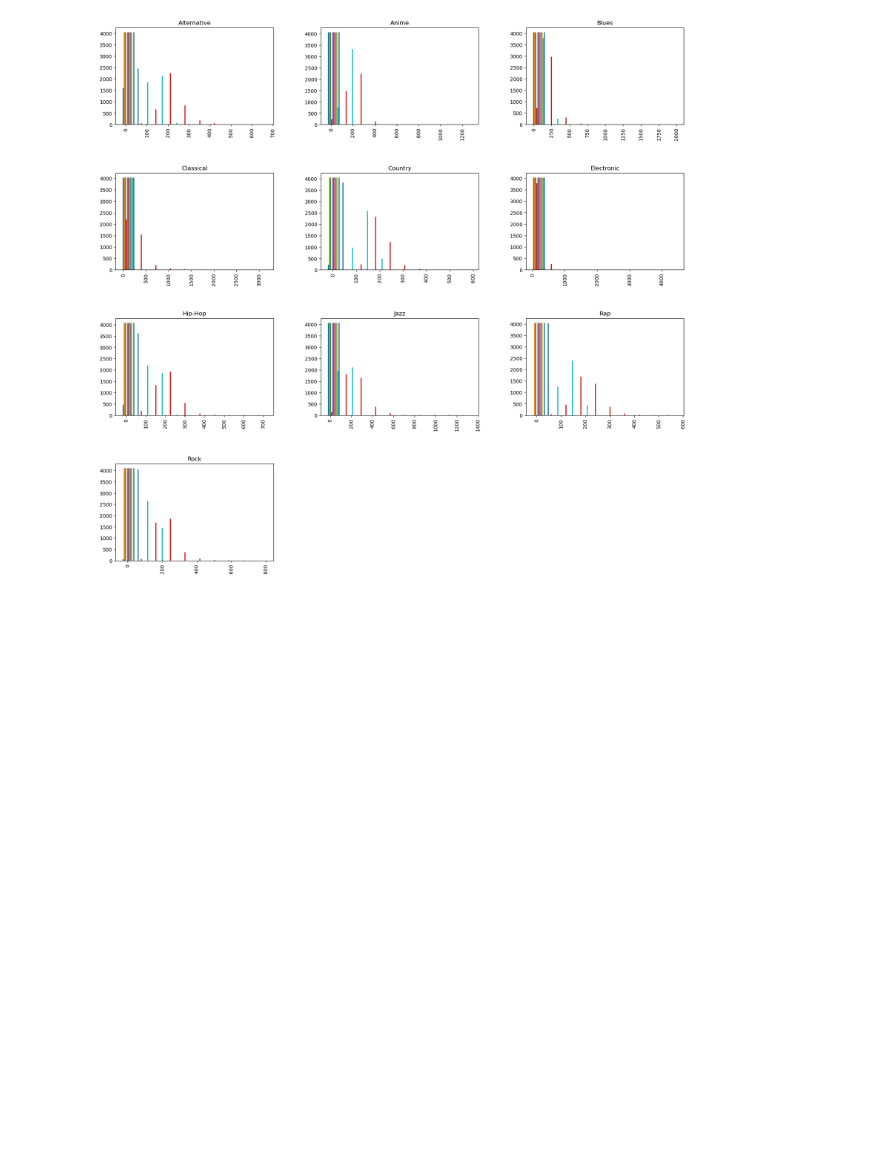
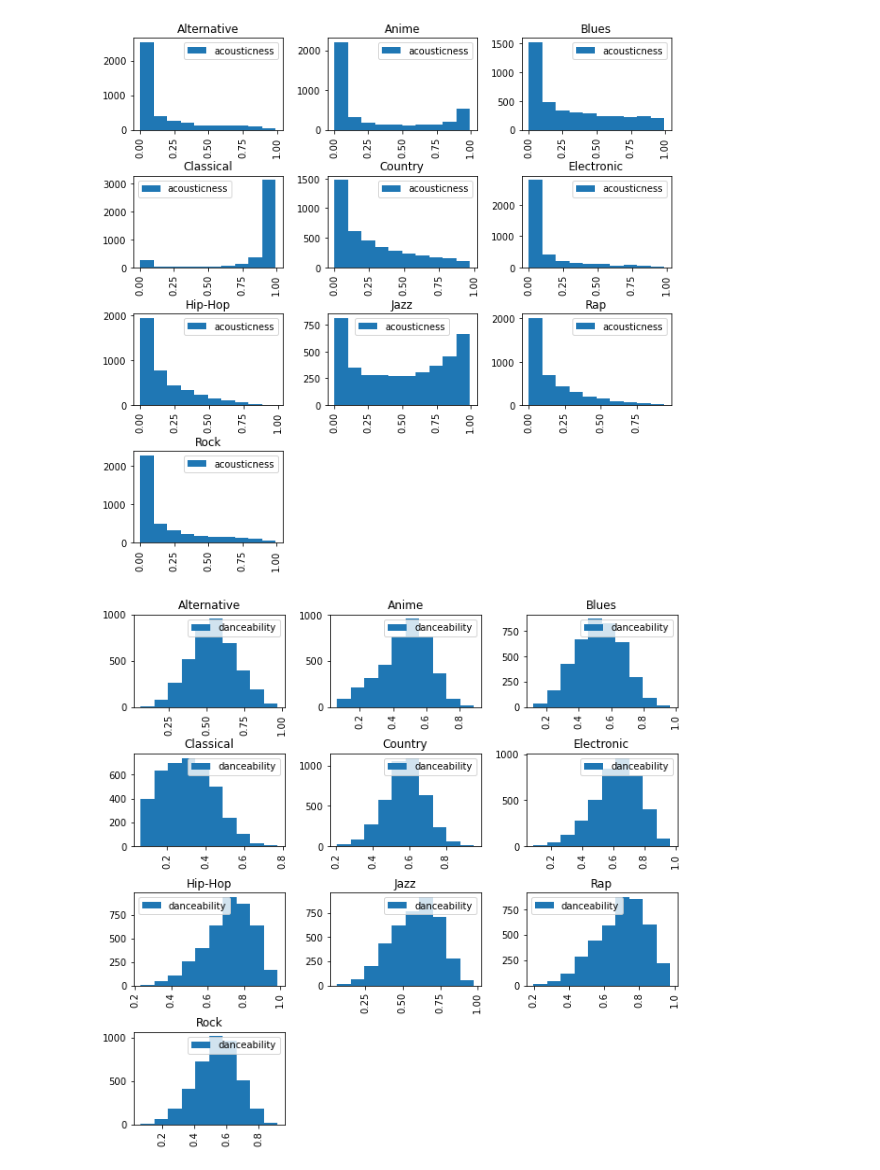
Before and after one commit to CarlosLopezRamirez/CSCI3360-FinalProject, a Jupyter notebook: project_code.ipynb, the cells around one changed output. Drawn from its saved outputs; the diff is of its cells as text; code cells hidden in the pictures; blank space fills up the shorter version.

```diff
--- a/project_code.ipynb
+++ b/project_code.ipynb
@@ -6,7 +8,7 @@ from sklearn.model_selection import train_test_split
 df = pd.read_csv('./music_genre.csv')
 # %%
 # Clean table of instance_id, artist_name, track_name, key, mode, and obtained_date
-df = df.drop(['instance_id', 'artist_name', 'track_name', 'key', 'mode', 'obtained_date'], axis=1)
+df = df.drop(['instance_id', 'artist_name', 'track_name', 'key', 'mode', 'obtained_date', 'popularity'], axis=1)
 
 # Clean table of songs with negative duration
 negative_lengths = df[df['duration_ms'] < 0].index
@@ -17,7 +19,7 @@ unknown_tempo = df[df['tempo'] == '?'].index
 df.drop(unknown_tempo, inplace=True)
 
 # Clean table of songs with NaN values
-df = df.dropna(subset=['popularity', 'danceability', 'duration_ms', 'energy', 'instrumentalness', 'liveness', 'loudness', 'speechiness', 'tempo', 'valence', 'music_genre'])
+df = df.dropna()
 
 # Round tempos
 def df_value_round(x):
@@ -35,6 +37,9 @@ df['duration_ms'] = df['duration_ms'].apply(ms_to_s)
 df = df.rename(columns={'duration_ms': 'duration_secs'})
 # %%
 # histograms of each genre
-df.hist(by=df['music_genre'], figsize = (20,20));
+training_features = df.drop(['music_genre'], axis=1)
+for col in training_features:
+    hist = df.hist(column=col, by=df['music_genre'], figsize=(10,10), legend=True)
 # %% [output]
-[figure, old version]
+[figure, new version]
+[figure, added]
```
Also changed, not shown: parts of 15 cells of this notebook.
